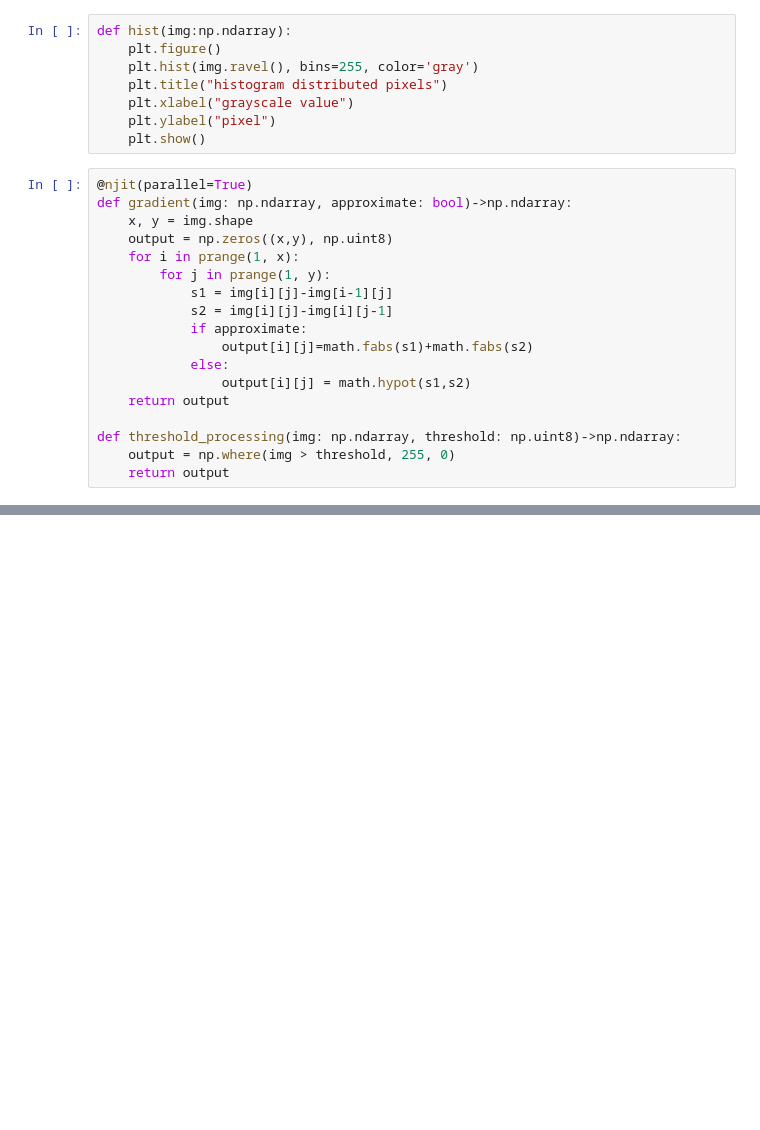
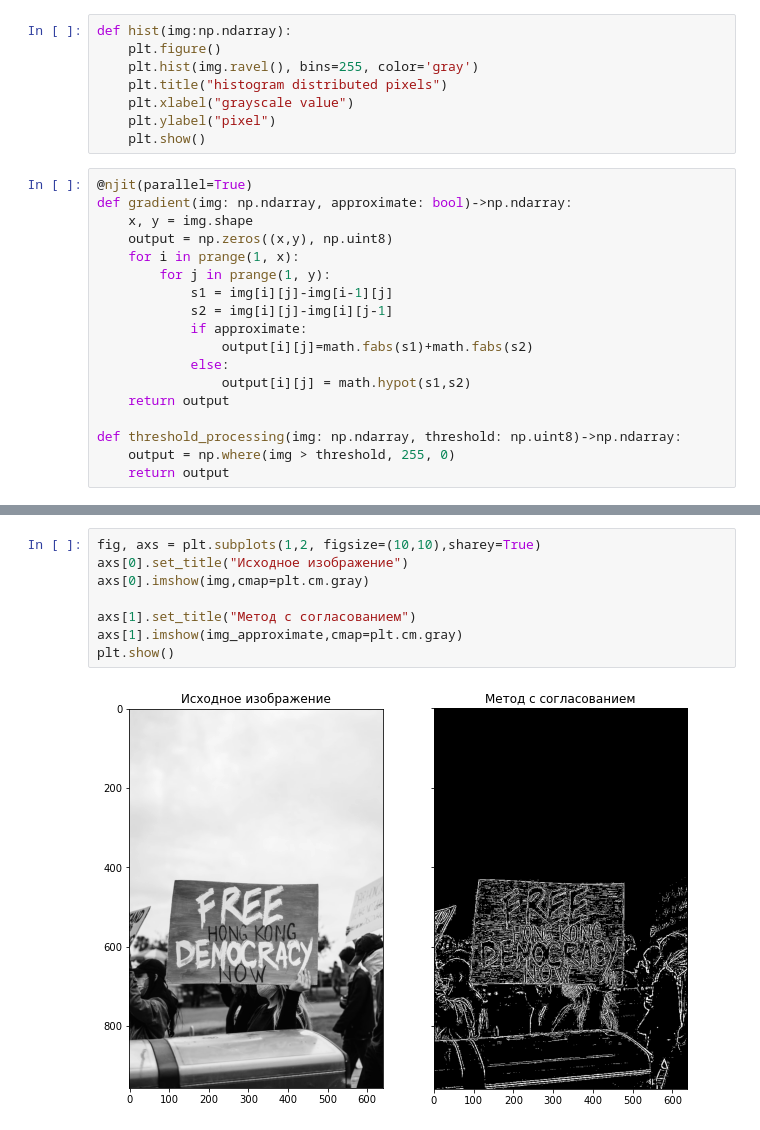
Before and after one commit to yaroslavtsepkov/image-analysis-processing, a Jupyter notebook: 04-diff-gradient-tsepkov-yaroslav.ipynb, the cells around one changed output, grey strips where cells are left out. Saved outputs shown, nothing was run; the diff lists cells and outputs as text; blank space fills up the shorter version.

```diff
--- a/04-diff-gradient-tsepkov-yaroslav.ipynb
+++ b/04-diff-gradient-tsepkov-yaroslav.ipynb
@@ -95,0 +93,10 @@ ValueError: could not broadcast input array from shape (252,644) into shape (3,6
+# %%
+fig, axs = plt.subplots(1,2, figsize=(10,10),sharey=True)
+axs[0].set_title("Исходное изображение")
+axs[0].imshow(img,cmap=plt.cm.gray)
+
+axs[1].set_title("Метод с согласованием")
+axs[1].imshow(img_approximate,cmap=plt.cm.gray)
+plt.show()
+# %% [output]
+[figure, added]
```
Also changed, not shown: parts of 20 cells of this notebook, 2 other files.
